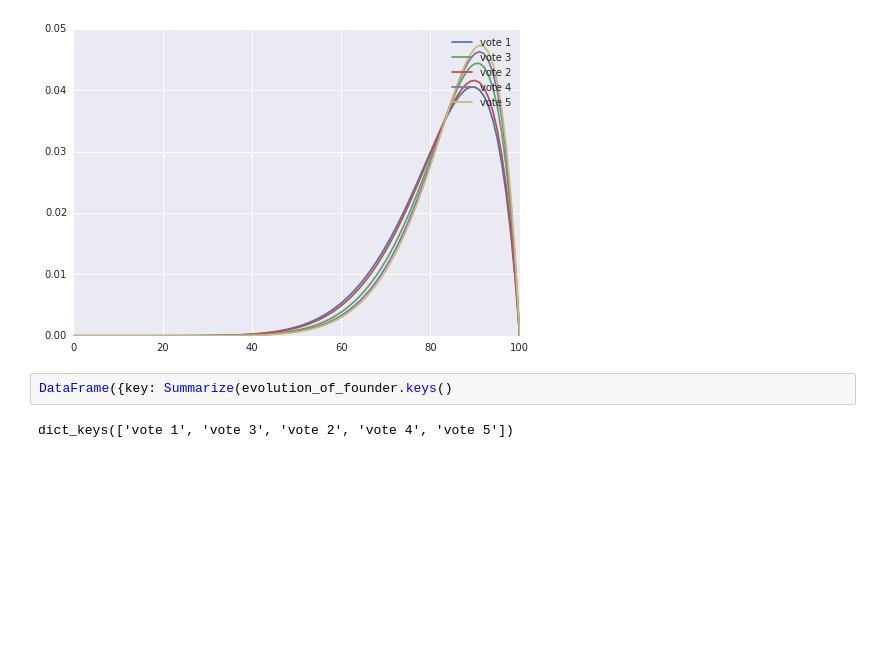
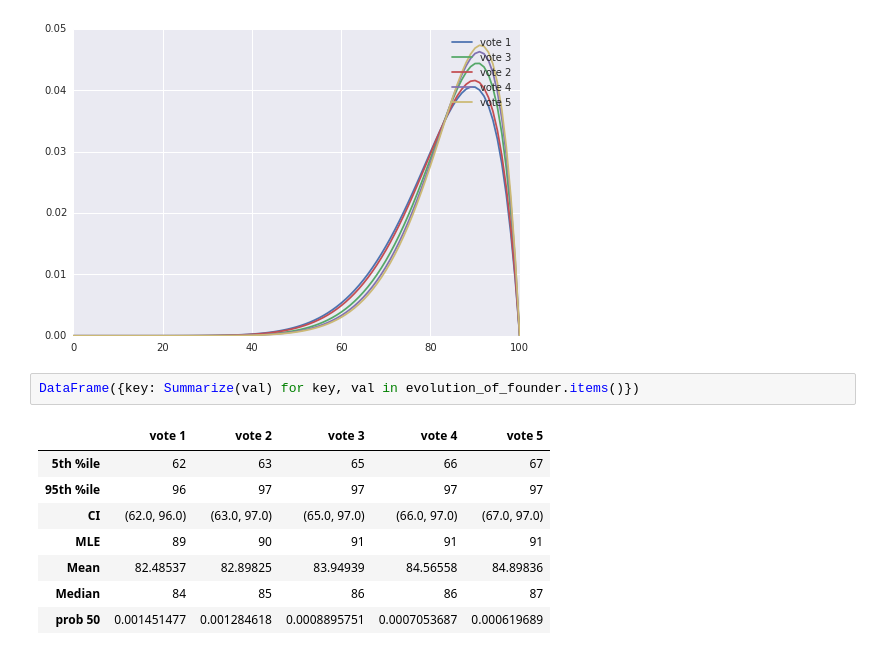
Before and after one commit to atremblay/ThinkBayes2, a Jupyter notebook: Chapter 4 - Exercises.ipynb, the cells around one changed output. Cells and saved outputs as stored; diff of their text form; blank space fills up the shorter version.

```diff
--- a/Chapter 4 - Exercises.ipynb
+++ b/Chapter 4 - Exercises.ipynb
@@ -420,6 +436,13 @@ plot(evolution_of_founder)
 # %% [output]
 [figure]
 # %%
-DataFrame({key: Summarize(evolution_of_founder.keys()
+DataFrame({key: Summarize(val) for key, val in evolution_of_founder.items()})
 # %% [output]
-dict_keys(['vote 1', 'vote 3', 'vote 2', 'vote 4', 'vote 5'])
+|  | vote 1 | vote 2 | vote 3 | vote 4 | vote 5 |
+| 5th %ile | 62 | 63 | 65 | 66 | 67 |
+| 95th %ile | 96 | 97 | 97 | 97 | 97 |
+| CI | (62.0, 96.0) | (63.0, 97.0) | (65.0, 97.0) | (66.0, 97.0) | (67.0, 97.0) |
+| MLE | 89 | 90 | 91 | 91 | 91 |
+| Mean | 82.48537 | 82.89825 | 83.94939 | 84.56558 | 84.89836 |
+| Median | 84 | 85 | 86 | 86 | 87 |
+| prob 50 | 0.001451477 | 0.001284618 | 0.0008895751 | 0.0007053687 | 0.000619689 |
```
Also changed, not shown: parts of 8 cells of this notebook.
